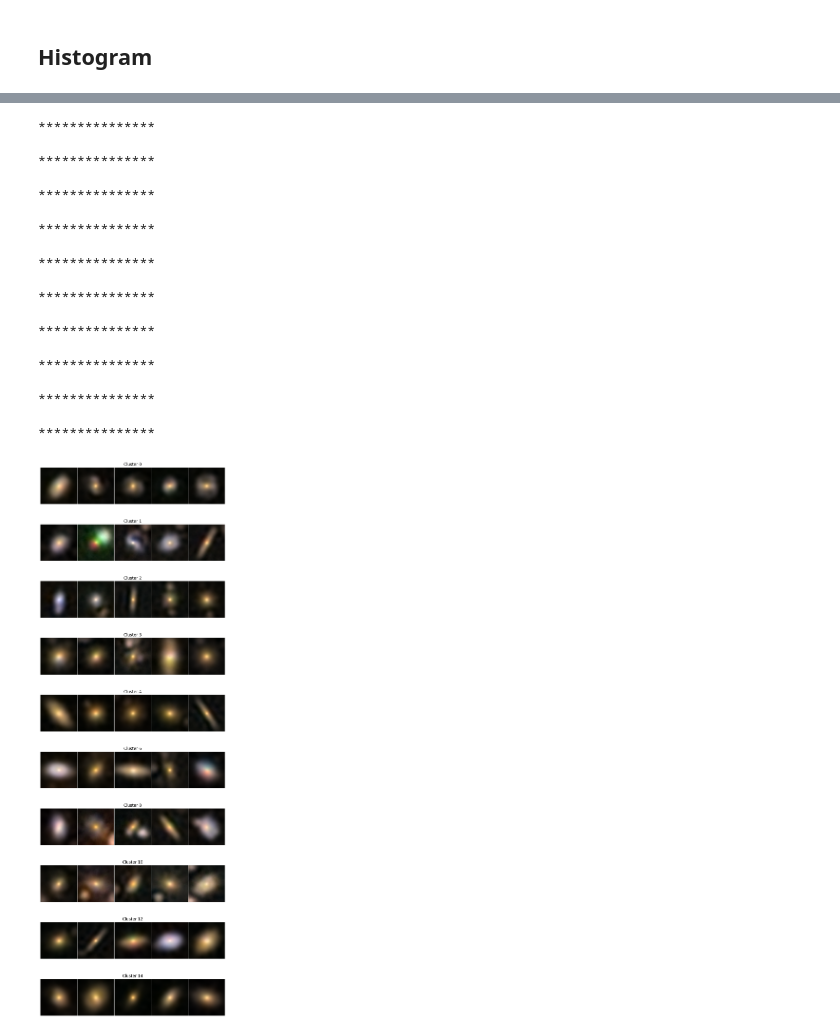
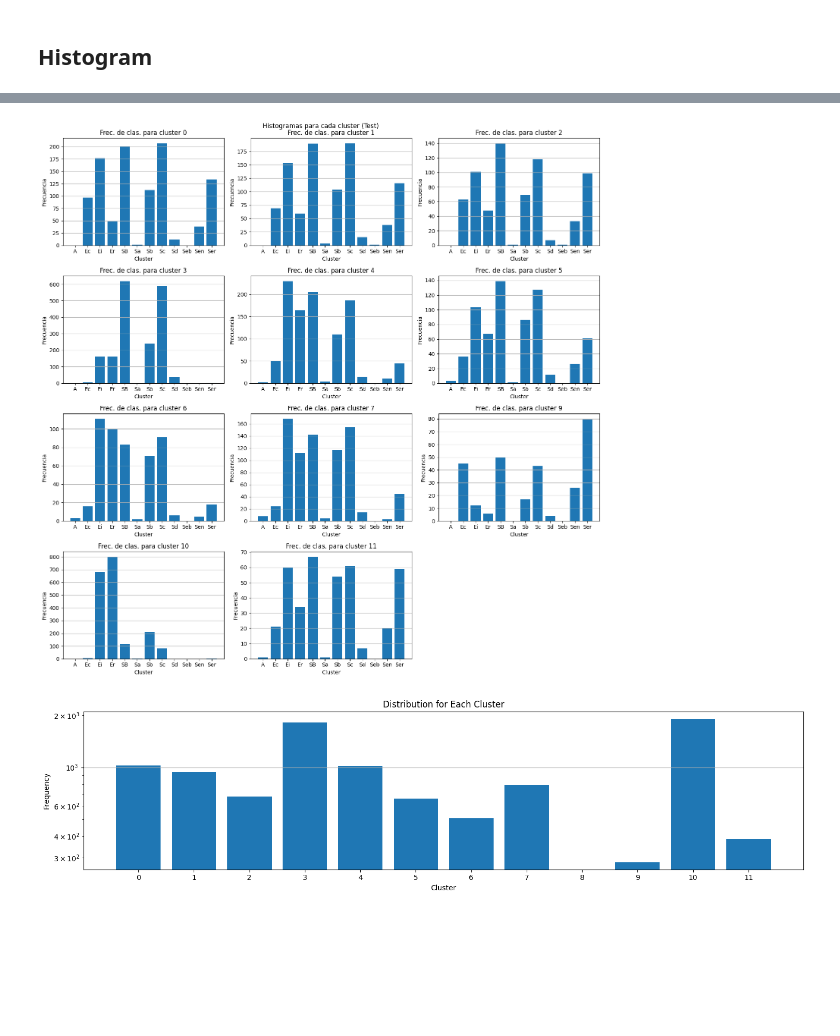
Before and after one commit to Tonathiu-Pina/Classify_galaxies_with_Unsupervised_and_Supervised_learning, a Jupyter notebook: Unsupervised_ML/5_Apply_Gaussian_Mixture_Models.ipynb, the cells around one changed output, grey strips where cells are left out. Cells and saved outputs as stored; diff of their text form; code cells hidden in the pictures; blank space fills up the shorter version.

```diff
--- a/Unsupervised_ML/5_Apply_Gaussian_Mixture_Models.ipynb
+++ b/Unsupervised_ML/5_Apply_Gaussian_Mixture_Models.ipynb
@@ -217,3 +373,5 @@ root_result = '/content/drive/MyDrive/Practicas_Profesionales/Results/GMM/'
 # %%
-ipca = joblib.load(root_ipca)
-scaler = joblib.load(root_scaler)
+# ## Run if you have file of ipca & scaler on your computer/Drive
+
+# ipca = joblib.load(root_ipca)
+# scaler = joblib.load(root_scaler)
@@ -372,3 +565,6 @@ labels = GMM_model.predict(Test_data)
 
 # Identify the unique cluster labels in the SOM grid
 label = np.unique(labels)
+
+log_data_test['prediction'] = labels
+log_data_test.head()
@@ -414,51 +583,10 @@ plt.show()
-# %%
-ploteo = 1
-plt.figure(figsize=(10, 3*num_cluster))
-
-for etq in label:
-  cuenta = 1
-  for i in range(len(Test_data)):
-    rand = random.random()
-    if etq == labels[i]:# and rand > 0.5:
-
-
-      img = single_reconverter(Test_data[i])
-
-      plt.subplot(num_cluster,5,ploteo)
-      plt.imshow(img)
-      plt.axis('off')
-      if cuenta == 3:
-        plt.title(f'Cluster {etq}')
-
-      #print(ploteo,cuenta,etq)
-
-      ploteo += 1
-      cuenta += 1
-
-
-    if cuenta > 5:
-      print(15*'*','\n')
-      break
-plt.subplots_adjust(wspace=0.01, hspace=0.5)
-plt.show()
-# %% [output]
-***************
-
-***************
-
-***************
-
-***************
-
-***************
-
-***************
-
-***************
-
-***************
-
-***************
-
-***************
-[figure, removed]
+# %%
+# Generate histograms for each cluster showing the distribution of galaxy classes in the testing dataset
+clusters_histograms(log_data_test,'Test')
+# %% [output]
+[figure, added]
+# %%
+# Plot and save a histogram showing the distribution of cluster labels in the testing data
+histogram(labels,n_clusters,'Histograma_Test_GMM')
+# %% [output]
+[figure, added]
```
Also changed, not shown: parts of 32 cells of this notebook, 2 other files.
